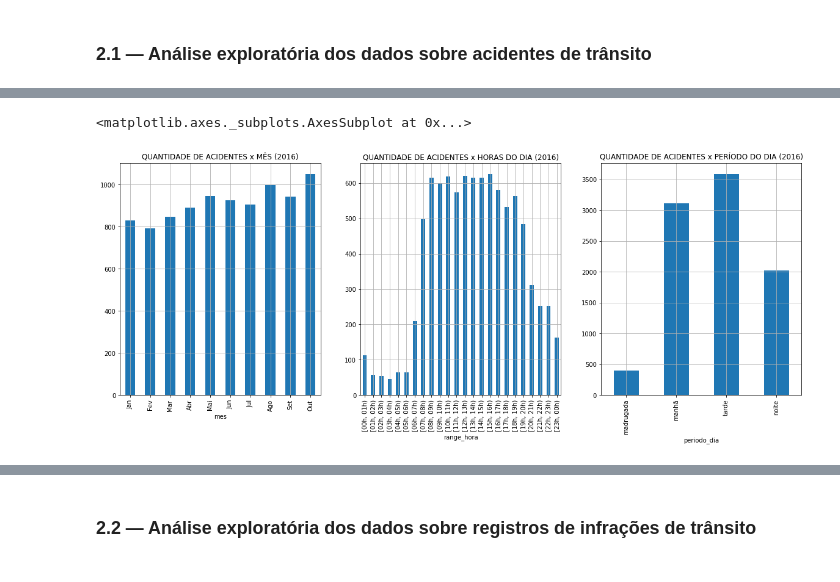
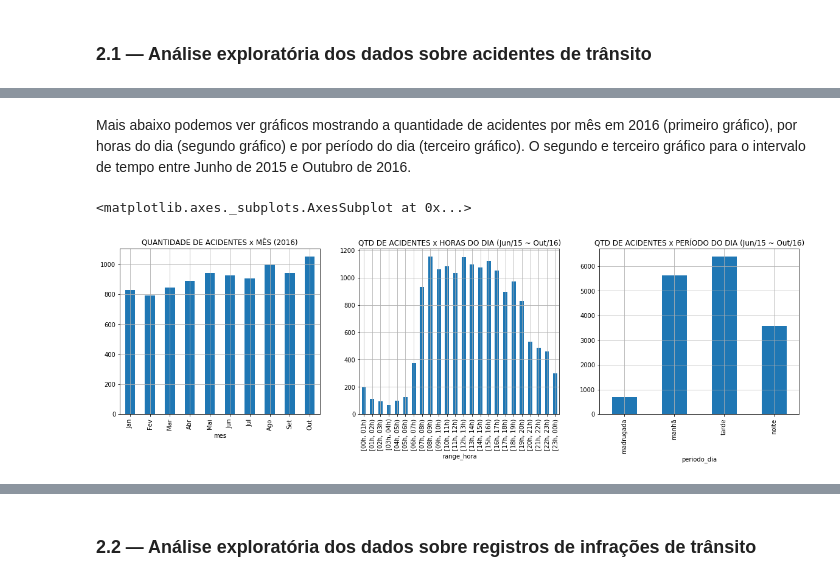
Before and after one commit to if1015-datascience-ufpe/projeto-2017-1-datascienceteam, a Jupyter notebook: 02_analises-e-resultados.ipynb, the cells around one changed output, grey strips where cells are left out. Saved outputs shown, nothing was run; the diff lists cells and outputs as text; code cells hidden in the pictures.

```diff
--- a/02_analises-e-resultados.ipynb
+++ b/02_analises-e-resultados.ipynb
@@ -229,7 +224,10 @@ acidentes2015['range_hora'] = acidentes2015['hora'].apply(lambda x: criaRangeHor
 acidentes2015['periodo_dia'] = acidentes2015['hora'].apply(lambda x: periodoDoDia(x))
 acidentes2015['mes'] = acidentes2015['data'].apply(lambda x: retornaMes(x))
 
-acidentes2016.head(10)
+acidentesTotal['range_hora'] = acidentesTotal['hora'].apply(lambda x: criaRangeHora(x))
+acidentesTotal['periodo_dia'] = acidentesTotal['hora'].apply(lambda x: periodoDoDia(x))
+
+acidentes2016.head()
 # %% [output]
 |  | data | hora | endereco | bairro | natureza | tipo | range_hora | periodo_dia | mes |
 | 0 | 2016-01-01 | 00:58 | Av Jornalista Possidonio Cavalcan... | Iputinga | COLISÃO | SEM VÍTIMA | [00h, 01h) | madrugada | Jan |
@@ -245,25 +238,30 @@ acidentes2016.head(10)
+# %% [markdown]
+Mais abaixo podemos ver gráficos mostrando a quantidade de acidentes por mês em 2016 (primeiro gráfico), por horas do dia (segundo gráfico) e por período do dia (terceiro gráfico). O segundo e terceiro gráfico para o intervalo de tempo entre Junho de 2015 e Outubro de 2016.
 # %%
 # Ordem dos valores no eixo x dos gráficos
 meses = ['Jan','Fev','Mar','Abr','Mai','Jun','Jul','Ago','Set','Out']
 periodos = ['madrugada','manhã','tarde','noite']
 horas = ['[00h, 01h)','[01h, 02h)','[02h, 03h)','[03h, 04h)','[04h, 05h)','[05h, 06h)','[06h, 07h)','[07h, 08h)',
         '[08h, 09h)','[09h, 10h)','[10h, 11h)','[11h, 12h)','[12h, 13h)','[13h, 14h)','[14h, 15h)','[15h, 16h)',
         '[16h, 17h)','[17h, 18h)','[18h, 19h)','[19h, 20h)','[20h, 21h)','[21h, 22h)','[22h, 23h)','[23h, 00h)']
 
 # PLOTS
-fig, ax = plt.subplots(ncols=3,figsize=(20,7))
+fig, ax = plt.subplots(ncols=3,figsize=(20,5))
 
+# Para 2016
 acidentesXmes2016 = acidentes2016.groupby('mes').size()
 acidentesXmes2016 = acidentesXmes2016.reindex(meses)
 acidentesXmes2016.plot.bar(title='QUANTIDADE DE ACIDENTES x MÊS (2016)', grid=True, ax=ax[0])
 
-acidentesXhoras2016 = acidentes2016.groupby('range_hora').size()
-acidentesXhoras2016 = acidentesXhoras2016.reindex(horas)
-acidentesXhoras2016.plot.bar(title='QUANTIDADE DE ACIDENTES x HORAS DO DIA (2016)', grid=True, ax=ax[1])
+# Para Jun/2015 a Out/2016
+acidentesXhoras = acidentesTotal.groupby('range_hora').size()
+acidentesXhoras = acidentesXhoras.reindex(horas)
+acidentesXhoras.plot.bar(title='QTD DE ACIDENTES x HORAS DO DIA (Jun/15 ~ Out/16)', grid=True, ax=ax[1])
 
-acidentesXperiodo2016 = acidentes2016.groupby('periodo_dia').size()
-acidentesXperiodo2016 = acidentesXperiodo2016.reindex(periodos)
-acidentesXperiodo2016.plot.bar(title='QUANTIDADE DE ACIDENTES x PERÍODO DO DIA (2016)', grid=True, ax=ax[2])
+# Para Jun/2015 a Out/2016
+acidentesXperiodo = acidentesTotal.groupby('periodo_dia').size()
+acidentesXperiodo = acidentesXperiodo.reindex(periodos)
+acidentesXperiodo.plot.bar(title='QTD DE ACIDENTES x PERÍODO DO DIA (Jun/15 ~ Out/16)', grid=True, ax=ax[2])
 # %% [output]
 <matplotlib.axes._subplots.AxesSubplot at 0x...>
-[figure, old version]
+[figure, new version]
```
Also changed, not shown: parts of 35 cells of this notebook, 1 other file.
